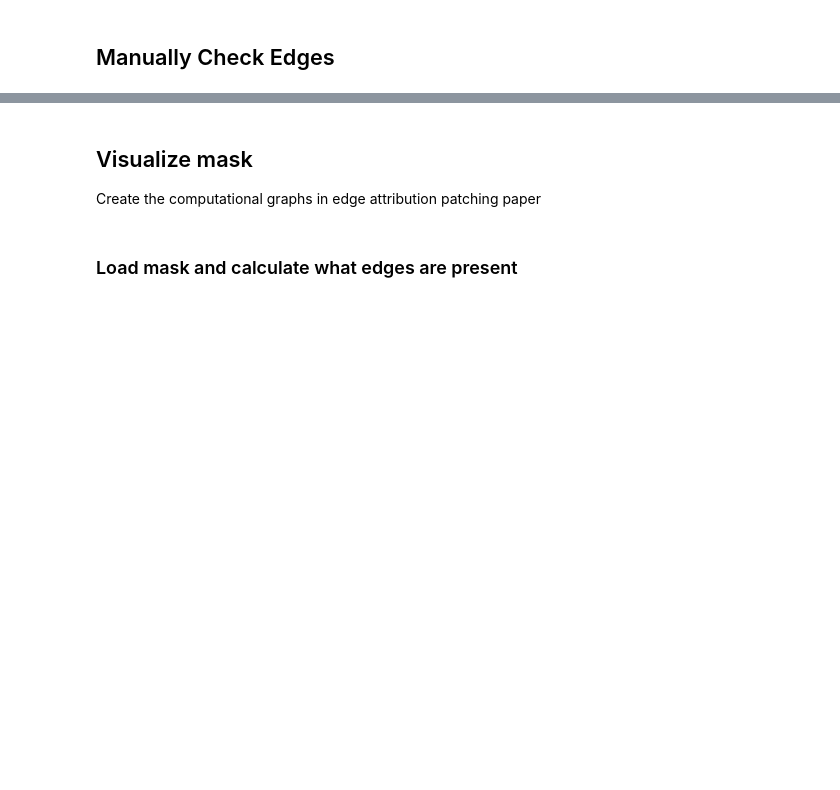
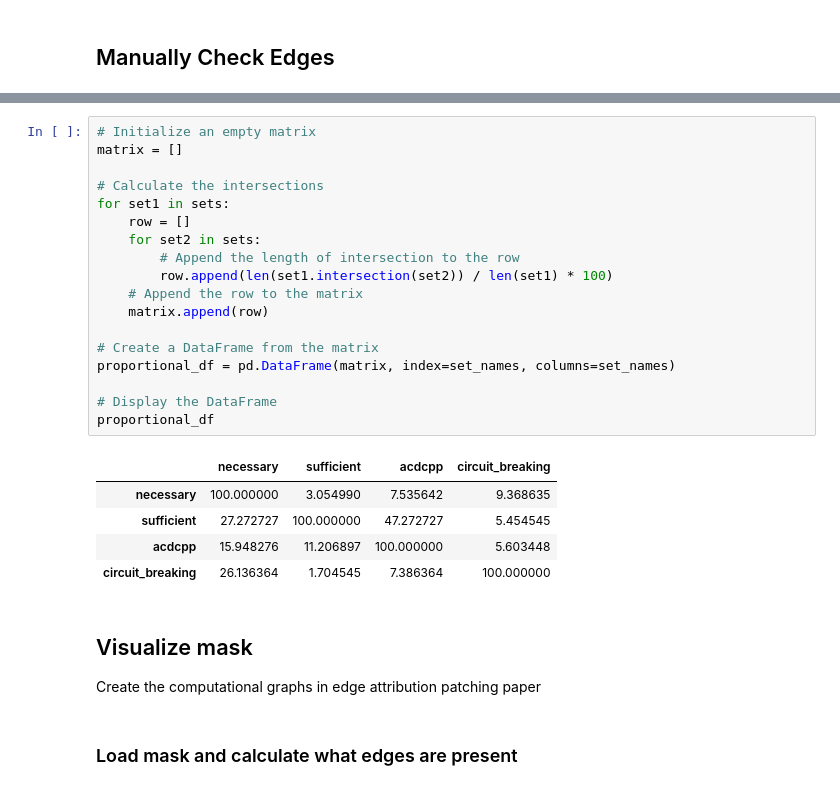
Before and after one commit to magikarp01/circuit-breaking, a Jupyter notebook: ioi/analyze_masks.ipynb, the cells around one changed output, grey strips where cells are left out. Drawn from its saved outputs; the diff is of its cells as text; blank space fills up the shorter version.

```diff
--- a/ioi/analyze_masks.ipynb
+++ b/ioi/analyze_masks.ipynb
@@ -257,3 +400,27 @@ for epochs_trained in sufficient_masks_dict:
+# %%
+# Initialize an empty matrix
+matrix = []
+
+# Calculate the intersections
+for set1 in sets:
+    row = []
+    for set2 in sets:
+        # Append the length of intersection to the row
+        row.append(len(set1.intersection(set2)) / len(set1) * 100)
+    # Append the row to the matrix
+    matrix.append(row)
+
+# Create a DataFrame from the matrix
+proportional_df = pd.DataFrame(matrix, index=set_names, columns=set_names)
+
+# Display the DataFrame
+proportional_df
+# %% [output]
+|  | necessary | sufficient | acdcpp | circuit_breaking |
+| necessary | 100.000000 | 3.054990 | 7.535642 | 9.368635 |
+| sufficient | 27.272727 | 100.000000 | 47.272727 | 5.454545 |
+| acdcpp | 15.948276 | 11.206897 | 100.000000 | 5.603448 |
+| circuit_breaking | 26.136364 | 1.704545 | 7.386364 | 100.000000 |
 # %% [markdown]
 ## Visualize mask
 Create the computational graphs in edge attribution patching paper
```
Also changed, not shown: parts of 23 cells of this notebook, 26 other files.
